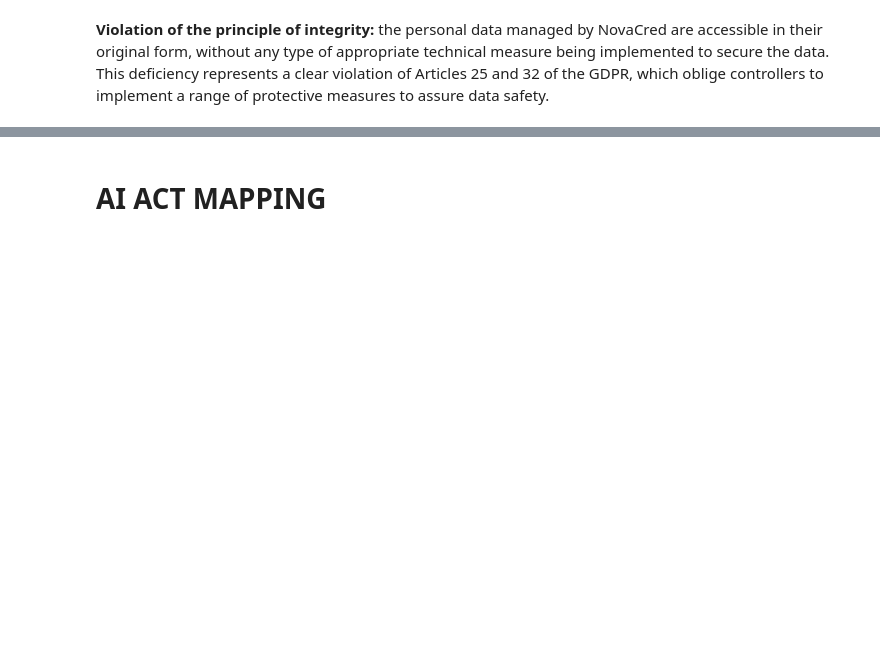
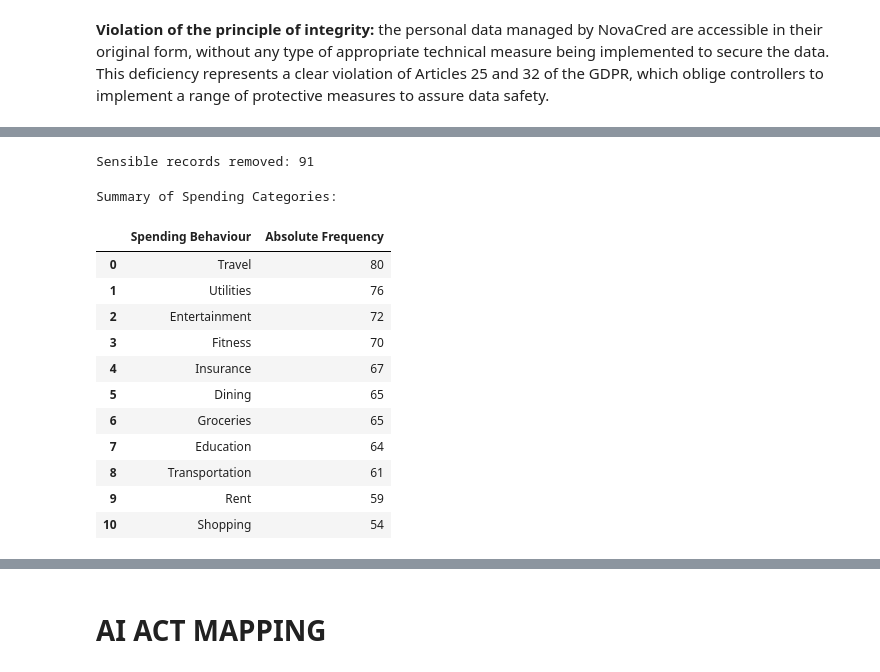
Before and after one commit to maxhaus31/dego-project-team7, a Jupyter notebook: 03-privacy-demo.ipynb, the cells around one changed output, grey strips where cells are left out. Cells and saved outputs as stored; diff of their text form; code cells hidden in the pictures; blank space fills up the shorter version.

Commit message:
Handling sensitive data

```diff
--- a/03-privacy-demo.ipynb
+++ b/03-privacy-demo.ipynb
@@ -158,0 +228,34 @@ Data Retention Audit Trail:
+# %%
+# 1. Defining sensitive spending behaviour categories
+sensitive_categories = ['Healthcare', 'Alcohol', 'Adult Entertainment', 'Gambling']
+
+# 2. Historical data deletion for the identified categories
+spend_df_cleaned = spend_df[~spend_df['category'].isin(sensitive_categories)].copy()
+
+print(f"Sensible records removed: {len(spend_df) - len(spend_df_cleaned)}")
+# %% [output]
+Sensible records removed: 91
+# %%
+# Data check: absolute frequency in each spending behaviour category
+category_summary = spend_df_cleaned['category'].value_counts().reset_index()
+
+# Rename columns for clarity
+category_summary.columns = ['Spending Behaviour', 'Absolute Frequency']
+
+# Display the resulting dataframe
+print("Summary of Spending Categories:")
+display(category_summary)
+# %% [output]
+Summary of Spending Categories:
+|  | Spending Behaviour | Absolute Frequency |
+| 0 | Travel | 80 |
+| 1 | Utilities | 76 |
+| 2 | Entertainment | 72 |
+| 3 | Fitness | 70 |
+| 4 | Insurance | 67 |
+| 5 | Dining | 65 |
+| 6 | Groceries | 65 |
+| 7 | Education | 64 |
+| 8 | Transportation | 61 |
+| 9 | Rent | 59 |
+| 10 | Shopping | 54 |
```
Also changed, not shown: parts of 15 cells of this notebook.
